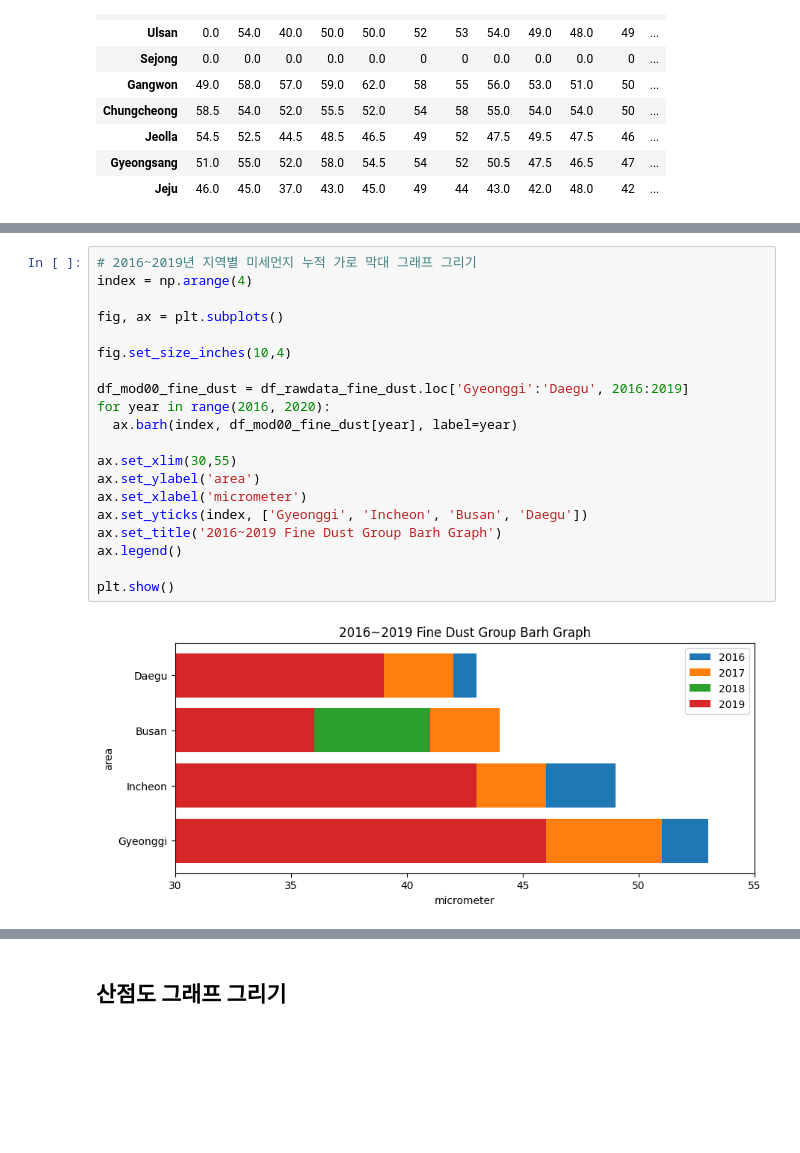
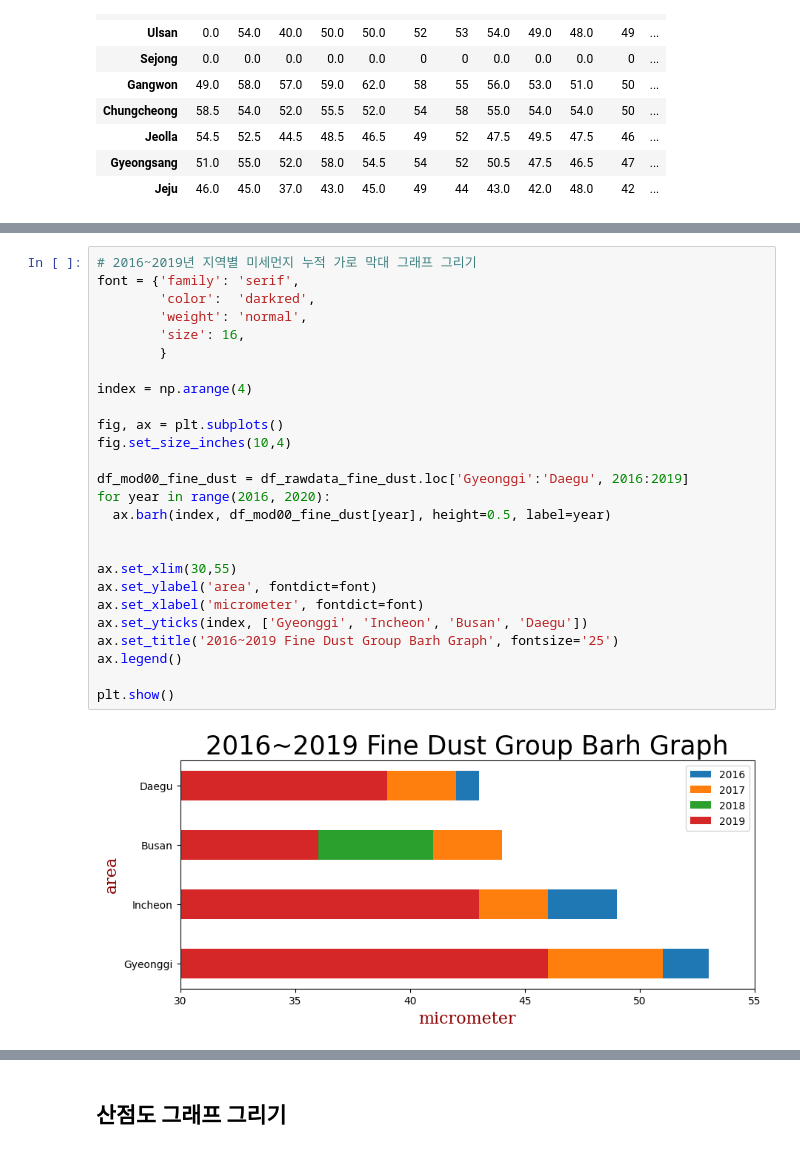
Before and after one commit to leadline42/lecture-bda-visaulization-python, a Jupyter notebook: Lecture02/Lecture02_matplotlib.ipynb, the cells around one changed output, grey strips where cells are left out. Saved outputs shown, nothing was run; the diff lists cells and outputs as text; blank space fills up the shorter version.

```diff
--- a/Lecture02/Lecture02_matplotlib.ipynb
+++ b/Lecture02/Lecture02_matplotlib.ipynb
@@ -296,23 +342,29 @@ plt.show()
 [figure]
 # %%
 # 2016~2019년 지역별 미세먼지 누적 가로 막대 그래프 그리기
+font = {'family': 'serif',
+        'color':  'darkred',
+        'weight': 'normal',
+        'size': 16,
+        }
+
 index = np.arange(4)
 
 fig, ax = plt.subplots()
-
 fig.set_size_inches(10,4)
 
 df_mod00_fine_dust = df_rawdata_fine_dust.loc['Gyeonggi':'Daegu', 2016:2019]
 for year in range(2016, 2020):
-  ax.barh(index, df_mod00_fine_dust[year], label=year)
+  ax.barh(index, df_mod00_fine_dust[year], height=0.5, label=year)
+
 
 ax.set_xlim(30,55)
-ax.set_ylabel('area')
-ax.set_xlabel('micrometer')
+ax.set_ylabel('area', fontdict=font)
+ax.set_xlabel('micrometer', fontdict=font)
 ax.set_yticks(index, ['Gyeonggi', 'Incheon', 'Busan', 'Daegu'])
-ax.set_title('2016~2019 Fine Dust Group Barh Graph')
+ax.set_title('2016~2019 Fine Dust Group Barh Graph', fontsize='25')
 ax.legend()
 
 plt.show()
 # %% [output]
-[figure, old version]
+[figure, new version]
```
Also changed, not shown: parts of 23 cells of this notebook, 1 other file.
